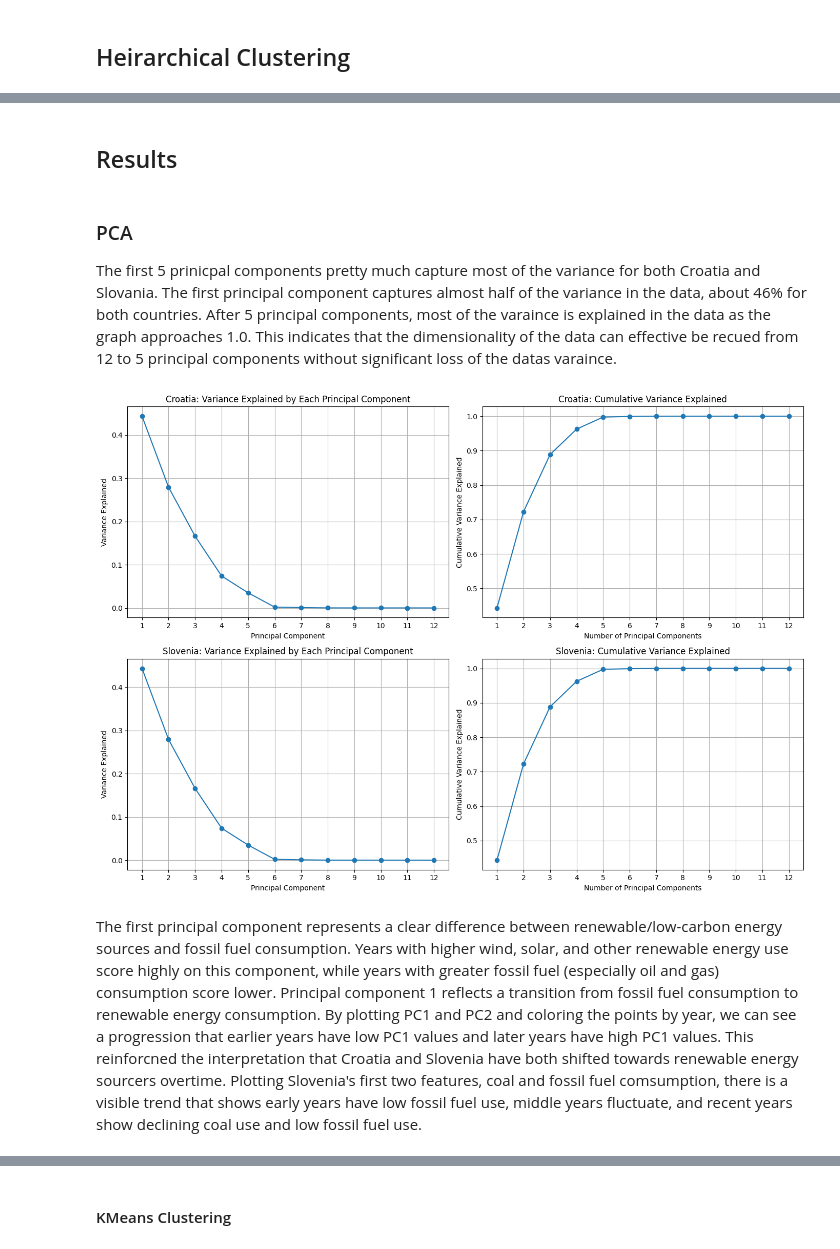
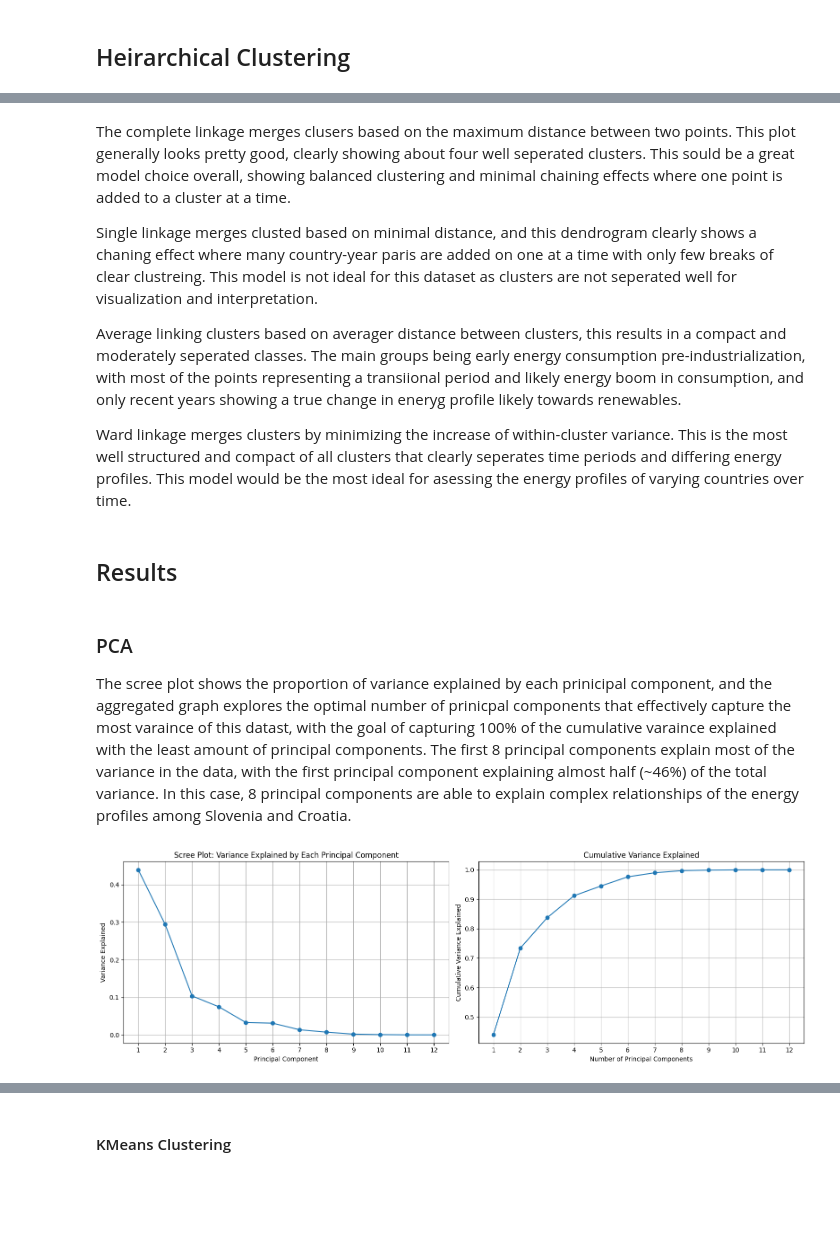
Before and after one commit to nicolenagata/DATA5322_HW4_UnsupervisedML, a Jupyter notebook: PracticalHW4.ipynb, the cells around one changed output, grey strips where cells are left out. Saved outputs shown, nothing was run; the diff lists cells and outputs as text; code cells hidden in the pictures; blank space fills up the shorter version.

```diff
--- a/PracticalHW4.ipynb
+++ b/PracticalHW4.ipynb
@@ -280,0 +308,3 @@ slovenia_dfscaled
+# %%
+# drop biofuel consumption for consistency
+slovenia_dfscaled.drop('biofuel_consumption', axis =1, inplace=True)
@@ -286,0 +354,4 @@ croatia_dfscaled.shape, slovenia_dfscaled.shape
+# %%
+# drop non numerical columns for PCA analysis (country and year)
+pca_df = df.drop(columns=['country'])
+pca_df.head()
@@ -287,4 +365,4 @@ croatia_dfscaled.shape, slovenia_dfscaled.shape
 # %%
-# perform PCA with 12 components (the same as the number of columns) for slovenia
-pca_croatia = PCA(n_components=12)
-X_pca_croatia = pca_croatia.fit_transform(croatia_dfscaled)
+# perform PCA with 12 components (the same as the number of columns)
+pca = PCA(n_components=12)
+x_pca = pca.fit_transform(pca_df)
@@ -295,6 +369,6 @@ X_pca_slovenia = pca_slovenia.fit_transform(slovenia_dfscaled)
 # %%
 # get the proportion of variance of each component
-explained_var_croatia = pca_croatia.explained_variance_ratio_
+explained_var = pca.explained_variance_ratio_
 
 # get the cumulative proportion of variance
-cum_explained_var_croatia = np.cumsum(explained_var_croatia)
+cum_explained_var = np.cumsum(explained_var)
@@ -801,46 +637,38 @@ plt.show()
+# %% [markdown]
+The complete linkage merges clusers based on the maximum distance between two points. This plot generally looks pretty good, clearly showing about four well seperated clusters. This sould be a great model choice overall, showing balanced clustering and minimal chaining effects where one point is added to a cluster at a time.
+
+Single linkage merges clusted based on minimal distance, and this dendrogram clearly shows a chaning effect where many country-year paris are added on one at a time with only few breaks of clear clustreing. This model is not ideal for this dataset as clusters are not seperated well for visualization and interpretation.
+
+Average linking clusters based on averager distance between clusters, this results in a compact and moderately seperated classes. The main groups being early energy consumption pre-industrialization, with most of the points representing a transiional period and likely energy boom in consumption, and only recent years showing a true change in eneryg profile likely towards renewables.
+
+Ward linkage merges clusters by minimizing the increase of within-cluster variance. This is the most well structured and compact of all clusters that clearly seperates time periods and differing energy profiles. This model would be the most ideal for asessing the energy profiles of varying countries over time.
 # %% [markdown]
 ## Results
 # %% [markdown]
 ### PCA
-The first 5 prinicpal components pretty much capture most of the variance for both Croatia and Slovania. The first principal component captures almost half of the variance in the data, about 46% for both countries. After 5 principal components, most of the varaince is explained in the data as the graph approaches 1.0. This indicates that the dimensionality of the data can effective be recued from 12 to 5 principal components without significant loss of the datas varaince.
+The scree plot shows the proportion of variance explained by each prinicipal component, and the aggregated graph explores the optimal number of prinicpal components that effectively capture the most varaince of this datast, with the goal of capturing 100% of the cumulative varaince explained with the least amount of principal components. The first 8 principal components explain most of the variance in the data, with the first principal component explaining almost half (~46%) of the total variance. In this case, 8 principal components are able to explain complex relationships of the energy profiles among Slovenia and Croatia.
 # %%
-fig, axes = plt.subplots(2, 2, figsize=(14, 10))
+# plot side by side
+fig, axes = plt.subplots(1, 2, figsize=(16, 5))
 
-# Croatia: Variance Explained
-axes[0, 0].plot(range(1, 13), explained_var_croatia, 'o-')
-axes[0, 0].set_xlabel('Principal Component')
-axes[0, 0].set_ylabel('Variance Explained')
-axes[0, 0].set_title('Croatia: Variance Explained by Each Principal Component')
-axes[0, 0].set_xticks(range(1, 13))
-axes[0, 0].grid(True)
+# Plot 1: Variance explained by each principal component
+axes[0].plot(range(1, 13), explained_var, 'o-')
+axes[0].set_xlabel('Principal Component')
+axes[0].set_ylabel('Variance Explained')
+axes[0].set_title('Scree Plot: Variance Explained by Each Principal Component')
+axes[0].set_xticks(range(1, 13))
+axes[0].grid(True)
 
-# Croatia: Cumulative Variance Explained
-axes[0, 1].plot(range(1, 13), cum_explained_var_croatia, 'o-')
-axes[0, 1].set_xlabel('Number of Principal Components')
-axes[0, 1].set_ylabel('Cumulative Variance Explained')
-axes[0, 1].set_title('Croatia: Cumulative Variance Explained')
-axes[0, 1].set_xticks(range(1, 13))
-axes[0, 1].grid(True)
+# Plot 2: Cumulative variance explained
+axes[1].plot(range(1, 13), cum_explained_var, 'o-')
+axes[1].set_xlabel('Number of Principal Components')
+axes[1].set_ylabel('Cumulative Variance Explained')
+axes[1].set_title('Cumulative Variance Explained')
+axes[1].set_xticks(range(1, 13))
+axes[1].grid(True)
 
-# Slovenia: Variance Explained
-axes[1, 0].plot(range(1, 13), explained_var_slovenia, 'o-')
-axes[1, 0].set_xlabel('Principal Component')
-axes[1, 0].set_ylabel('Variance Explained')
-axes[1, 0].set_title('Slovenia: Variance Explained by Each Principal Component')
-axes[1, 0].set_xticks(range(1, 13))
-axes[1, 0].grid(True)
-
-# Slovenia: Cumulative Variance Explained
-axes[1, 1].plot(range(1, 13), cum_explained_var_slovenia, 'o-')
-axes[1, 1].set_xlabel('Number of Principal Components')
-axes[1, 1].set_ylabel('Cumulative Variance Explained')
-axes[1, 1].set_title('Slovenia: Cumulative Variance Explained')
-axes[1, 1].set_xticks(range(1, 13))
-axes[1, 1].grid(True)
-
+# show plot
 plt.tight_layout()
 plt.show()
 # %% [output]
-[figure, old version]
+[figure, new version]
-# %% [markdown]
-The first principal component represents a clear difference between renewable/low-carbon energy sources and fossil fuel consumption. Years with higher wind, solar, and other renewable energy use score highly on this component, while years with greater fossil fuel (especially oil and gas) consumption score lower. Principal component 1 reflects a transition from fossil fuel consumption to renewable energy consumption. By plotting PC1 and PC2 and coloring the points by year, we can see a progression that earlier years have low PC1 values and later years have high PC1 values. This reinforcned the interpretation that Croatia and Slovenia have both shifted towards renewable energy sourcers overtime. Plotting Slovenia's first two features, coal and fossil fuel comsumption, there is a visible trend that shows early years have low fossil fuel use, middle years fluctuate, and recent years show declining coal use and low fossil fuel use.
```
Also changed, not shown: parts of 127 cells of this notebook, 1 other file.
